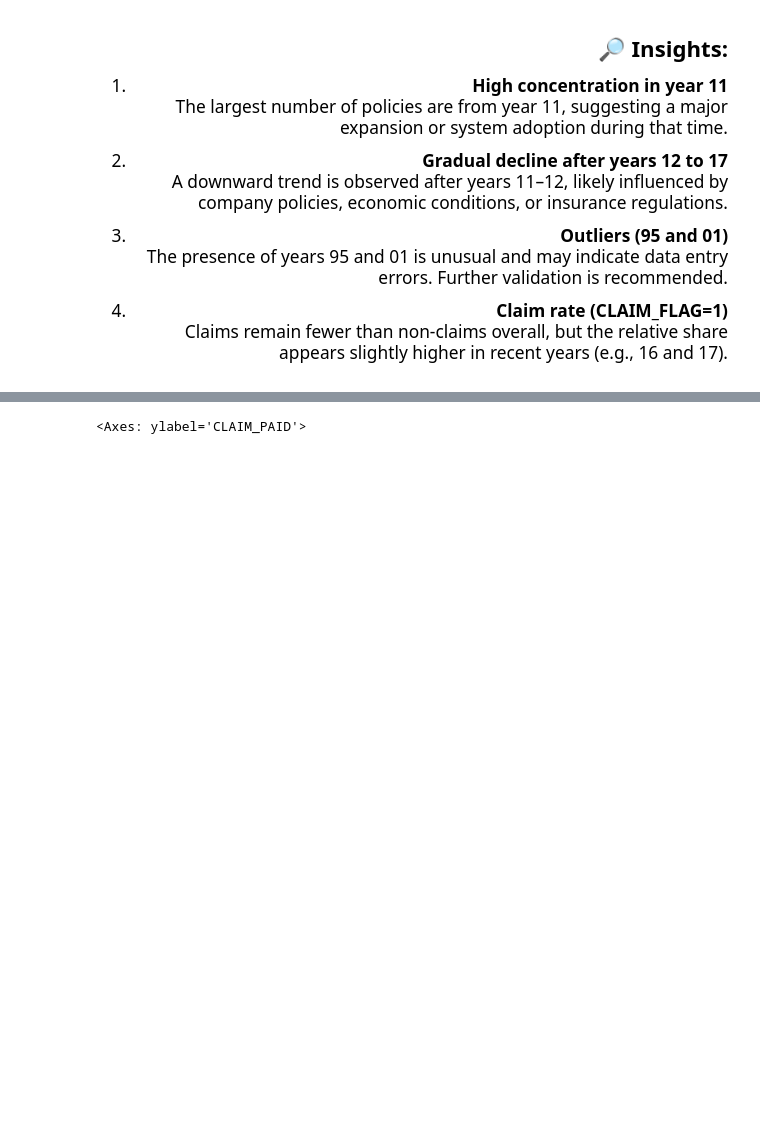
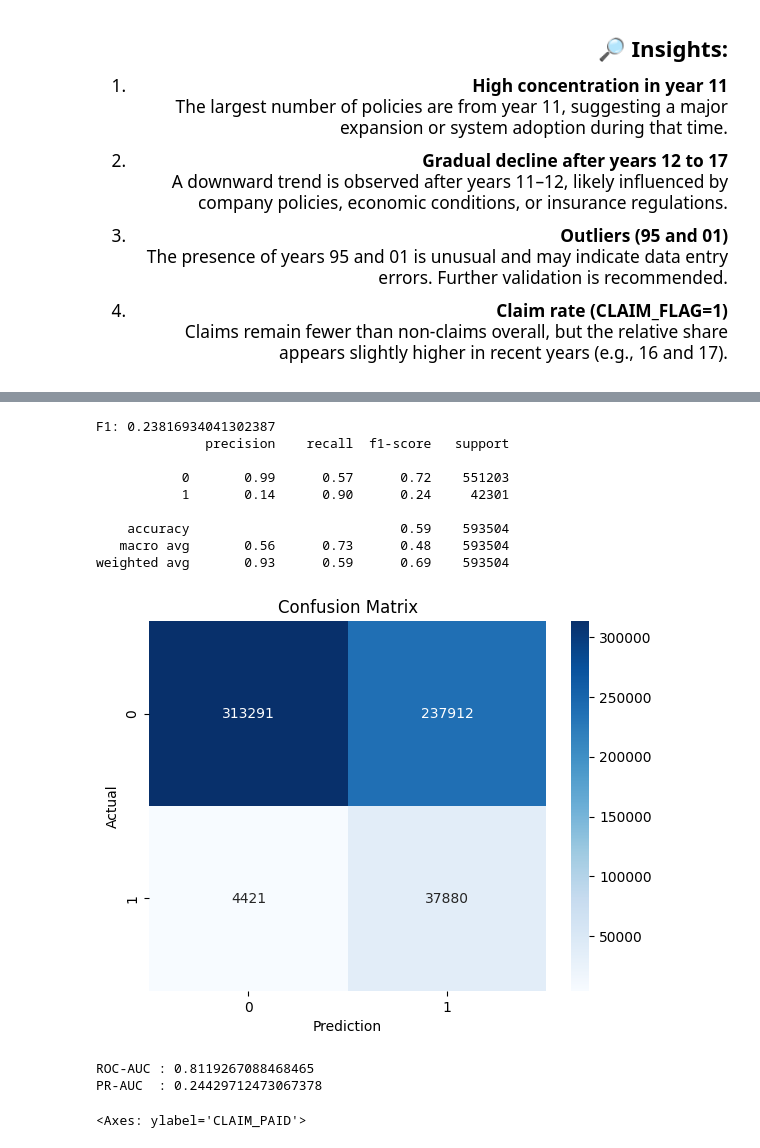
Before and after one commit to mehdighelich1379/insurAI, a Jupyter notebook: notebook/Vehicle_Insurance.ipynb, the cells around one changed output, grey strips where cells are left out. Saved outputs shown, nothing was run; the diff lists cells and outputs as text; code cells hidden in the pictures; blank space fills up the shorter version.

```diff
--- a/notebook/Vehicle_Insurance.ipynb
+++ b/notebook/Vehicle_Insurance.ipynb
@@ -3029,3 +3030,39 @@ PR-AUC  : 0.22351481148332647
+# %%
+# Train
+proba = clf.predict_proba(X_train)[:, 1]
+
+
+precisions, recalls, thresholds = precision_recall_curve(y_train, proba)
+
+
+best_threshold = 0.05
+pred_adjusted = (proba >= best_threshold).astype(int)
+
+print("F1:", f1_score(y_train, pred_adjusted))
+print(classification_report(y_train, pred_adjusted))
+cm = confusion_matrix(y_train , pred_adjusted)
+sns.heatmap(cm , annot=True , fmt='d' , cmap='Blues')
+plt.title('Confusion Matrix')
+plt.xlabel('Prediction')
+plt.ylabel('Actual')
+plt.show()
+
+
+print("ROC-AUC :", roc_auc_score(y_train, proba))
+print("PR-AUC  :", average_precision_score(y_train, proba))
+# %% [output]
+F1: 0.23816934041302387
+              precision    recall  f1-score   support
+
+           0       0.99      0.57      0.72    551203
+           1       0.14      0.90      0.24     42301
+
+    accuracy                           0.59    593504
+   macro avg       0.56      0.73      0.48    593504
+weighted avg       0.93      0.59      0.69    593504
+[figure, added]
+ROC-AUC : 0.8119267088468465
+PR-AUC  : 0.24429712473067378
 # %%
 sns.boxplot(df['CLAIM_PAID'])
 # %% [output]
```
Also changed, not shown: parts of 9 cells of this notebook.
